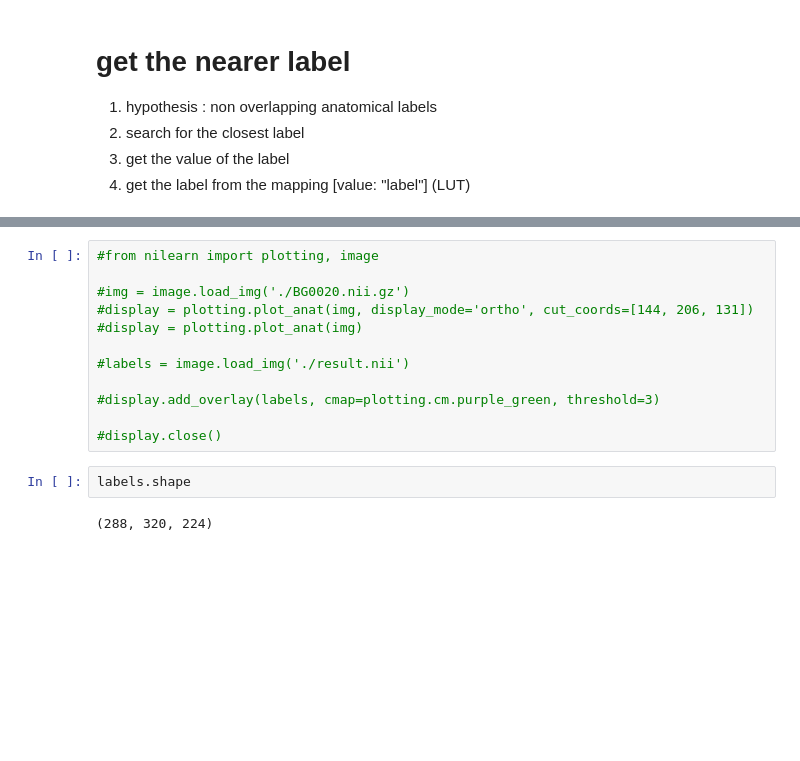
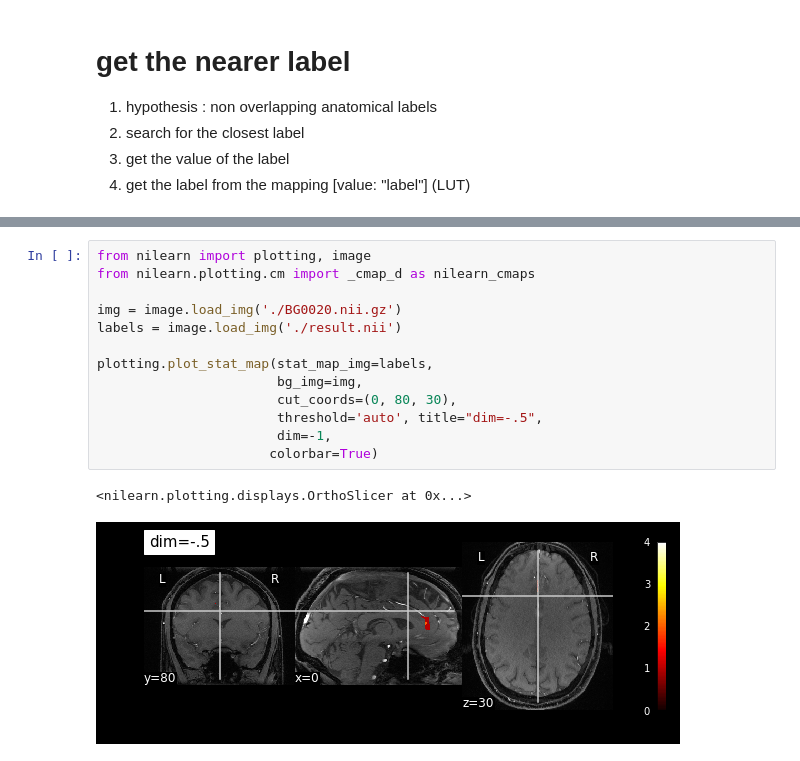
Before and after one commit to albangaignard/brain-hack-2019-ica, a Jupyter notebook: Sample Registration.ipynb, the cells around one changed output, grey strips where cells are left out. Saved outputs shown, nothing was run; the diff lists cells and outputs as text; blank space fills up the shorter version.

```diff
--- a/Sample Registration.ipynb
+++ b/Sample Registration.ipynb
@@ -163,16 +135,16 @@ The closest label for point 145, 204, 138 is PCA
-# %%
-#from nilearn import plotting, image
-
-#img = image.load_img('./BG0020.nii.gz')
-#display = plotting.plot_anat(img, display_mode='ortho', cut_coords=[144, 206, 131])
-#display = plotting.plot_anat(img)
-
-#labels = image.load_img('./result.nii')
-
-#display.add_overlay(labels, cmap=plotting.cm.purple_green, threshold=3)
-
-#display.close()
-# %%
-labels.shape
-# %% [output]
-(288, 320, 224)
+# %%
+from nilearn import plotting, image
+from nilearn.plotting.cm import _cmap_d as nilearn_cmaps
+
+img = image.load_img('./BG0020.nii.gz')
+labels = image.load_img('./result.nii')
+
+plotting.plot_stat_map(stat_map_img=labels,
+                       bg_img=img,
+                       cut_coords=(0, 80, 30),
+                       threshold='auto', title="dim=-.5",
+                       dim=-1,
+                      colorbar=True)
+# %% [output]
+<nilearn.plotting.displays.OrthoSlicer at 0x...>
+[figure, added]
```
Also changed, not shown: parts of 8 cells of this notebook.
